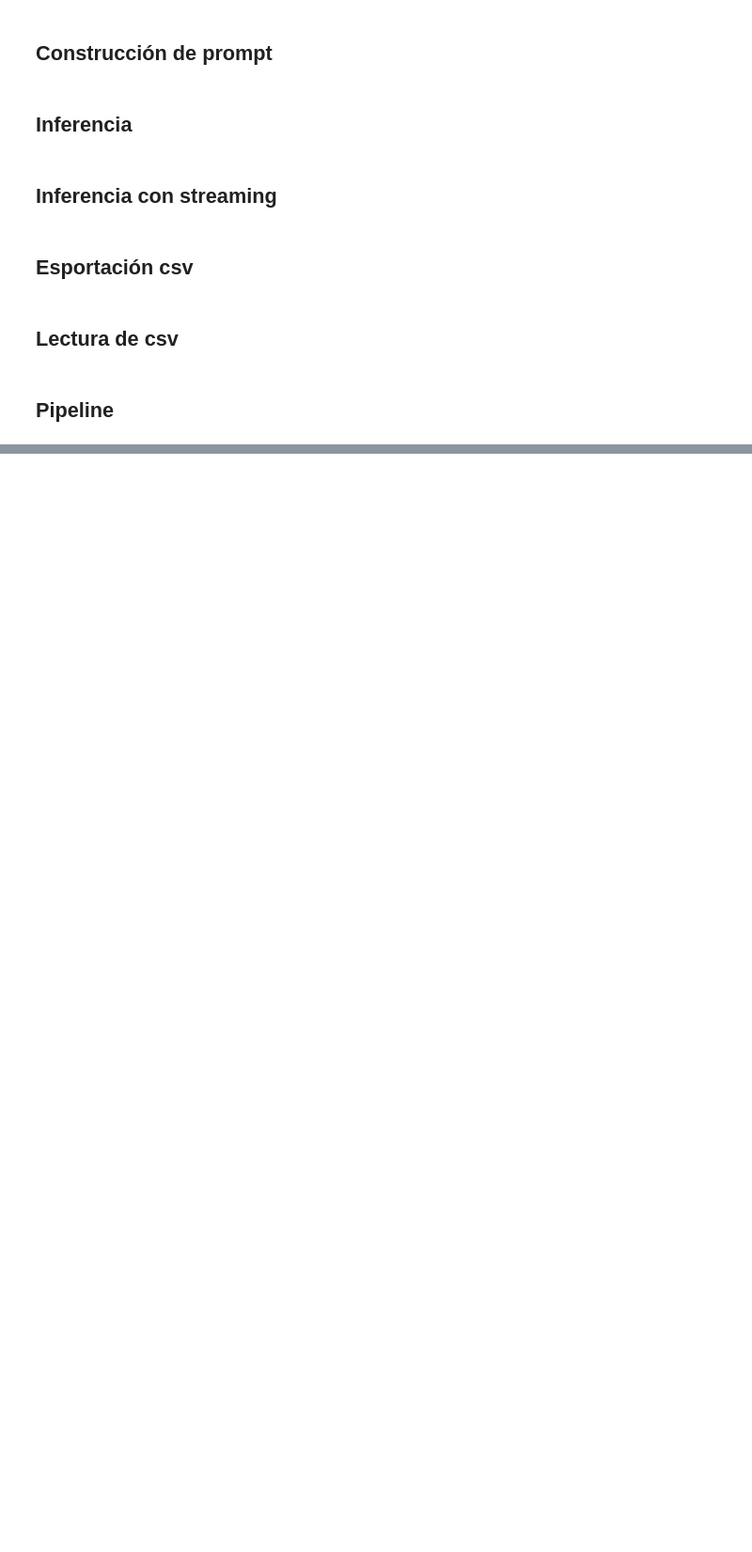
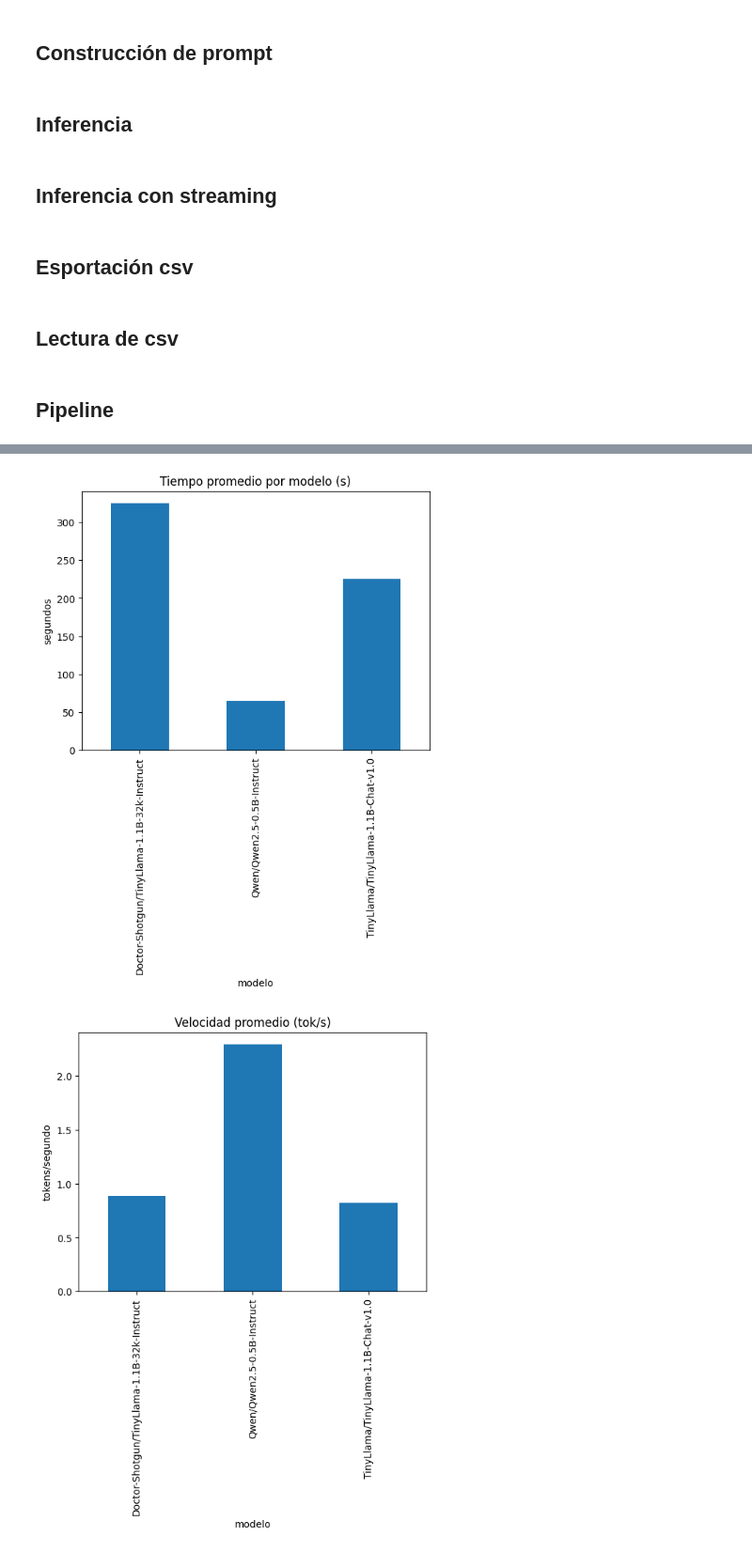
Before and after one commit to JosueSay/HugginsFaceModels, a Jupyter notebook: Lab_LLMS-1.ipynb, the cells around one changed output, grey strips where cells are left out. Shown at 94% size. Drawn from its saved outputs; the diff is of its cells as text; code cells hidden in the pictures; blank space fills up the shorter version.

Commit message:
feat: finalizacion de metricas y subiendo resultados

```diff
--- a/Lab_LLMS-1.ipynb
+++ b/Lab_LLMS-1.ipynb
@@ -352,0 +359,7 @@ def plotQuick(df):
+# %%
+models = [
+    MODEL_ID_TINY_LLAMA,
+    MODEL_ID_QWEN,
+    MODEL_ID_DOCTOR_SHOTGUN
+]
+CSV_PATH = "metrics_lab_models.csv"
@@ -352,0 +471,3 @@ def plotQuick(df):
+# %%
+df_metrics = loadResults(CSV_PATH)
+display(df_metrics)
@@ -352,0 +482,5 @@ def plotQuick(df):
+# %%
+plotQuick(df_metrics)
+# %% [output]
+[figure, added]
+[figure, added]
```
Also changed, not shown: parts of 12 cells of this notebook, 2 other files.
